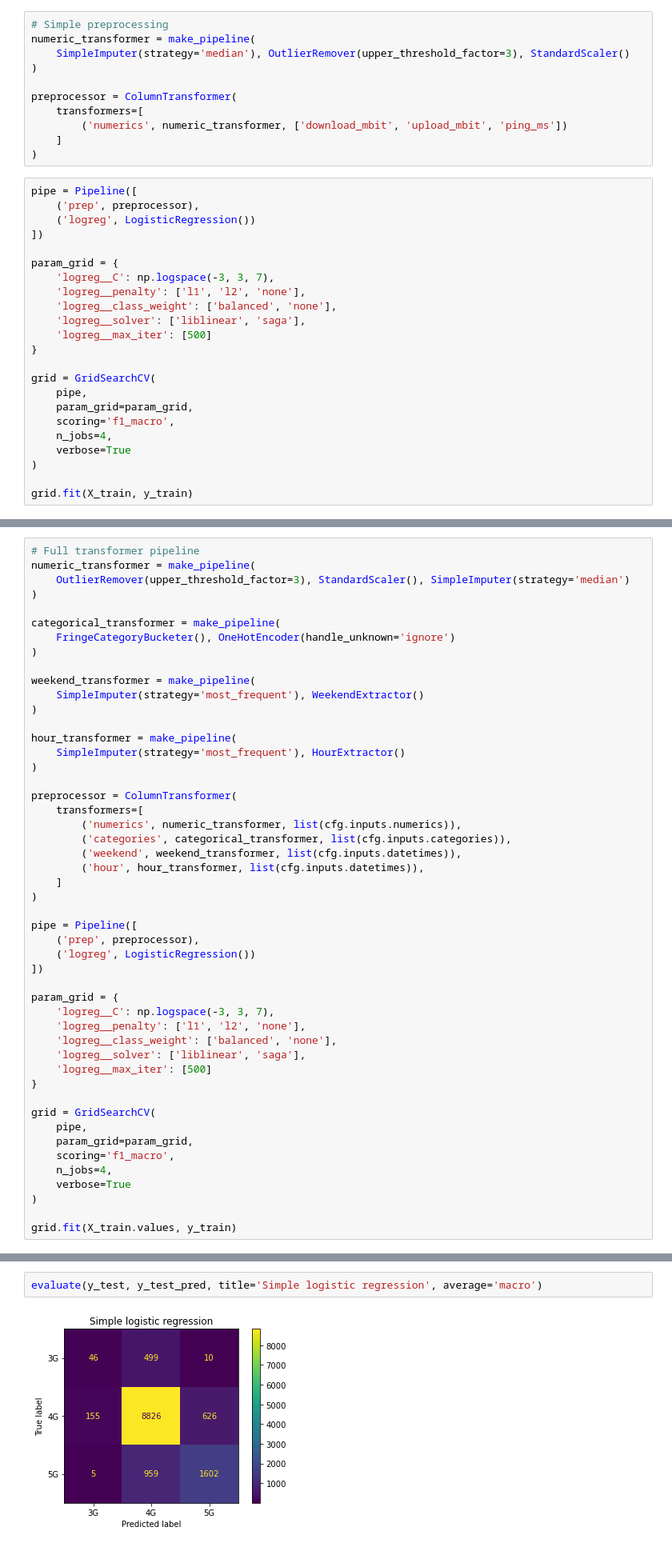
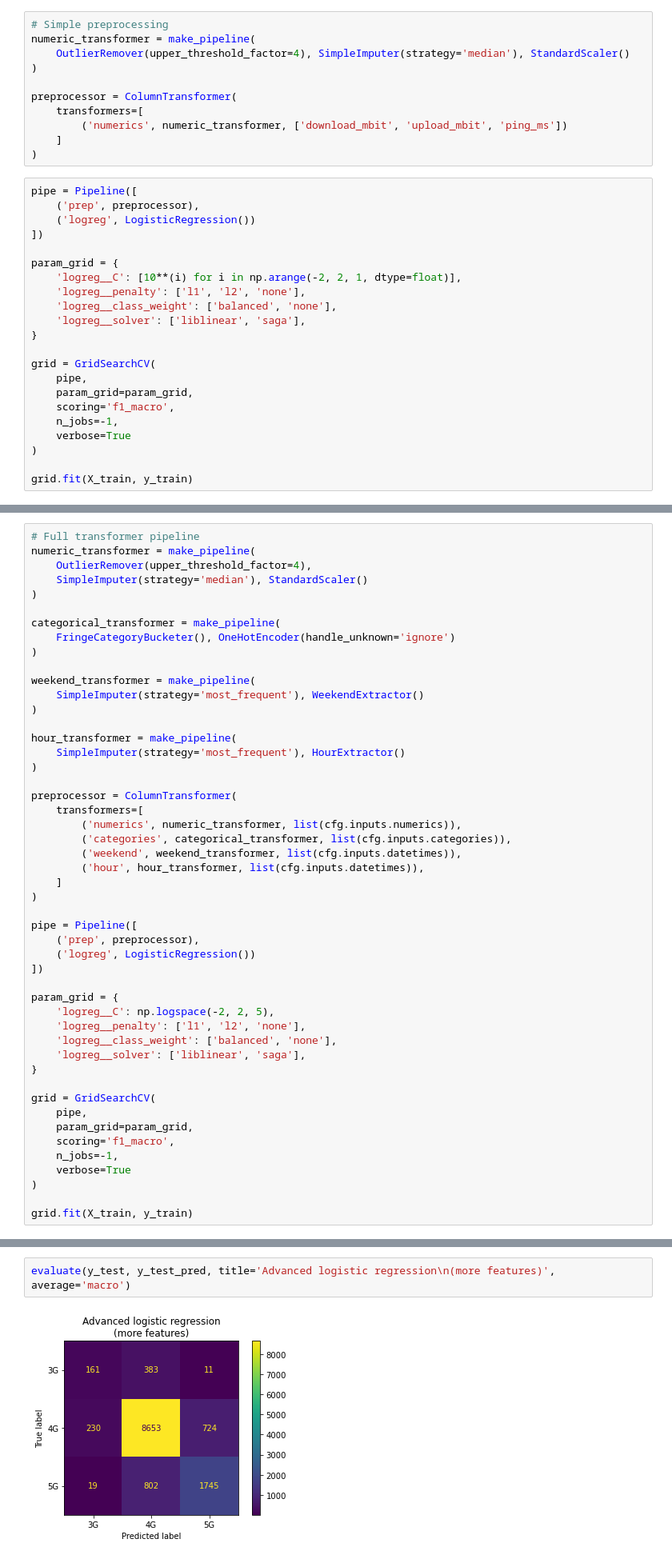
Before and after one commit to heckert/speedtest-classification, a Jupyter notebook: notebooks/04-training.ipynb, the cells around one changed output, grey strips where cells are left out. Shown at 80% size. Saved outputs shown, nothing was run; the diff lists cells and outputs as text.

Commit message:
trained simple and advanced logistic regression

```diff
--- a/notebooks/04-training.ipynb
+++ b/notebooks/04-training.ipynb
@@ -44,7 +40,7 @@ len(y_test)
 # %%
 # Simple preprocessing
 numeric_transformer = make_pipeline(
-    SimpleImputer(strategy='median'), OutlierRemover(upper_threshold_factor=3), StandardScaler()
+    OutlierRemover(upper_threshold_factor=4), SimpleImputer(strategy='median'), StandardScaler()
 )
 
 preprocessor = ColumnTransformer(
@@ -59,18 +55,17 @@ pipe = Pipeline([
 ])
 
 param_grid = {
-    'logreg__C': np.logspace(-3, 3, 7),
+    'logreg__C': [10**(i) for i in np.arange(-2, 2, 1, dtype=float)],
     'logreg__penalty': ['l1', 'l2', 'none'],
     'logreg__class_weight': ['balanced', 'none'],
     'logreg__solver': ['liblinear', 'saga'],
-    'logreg__max_iter': [500]
 }
 
 grid = GridSearchCV(
     pipe,
     param_grid=param_grid,
     scoring='f1_macro',
-    n_jobs=4,
+    n_jobs=-1,
     verbose=True
 )
 
@@ -145,7 +138,8 @@ AVG F1: 0.558 (macro)
 # %%
 # Full transformer pipeline
 numeric_transformer = make_pipeline(
-    OutlierRemover(upper_threshold_factor=3), StandardScaler(), SimpleImputer(strategy='median')
+    OutlierRemover(upper_threshold_factor=4),
+    SimpleImputer(strategy='median'), StandardScaler()
 )
 
 categorical_transformer = make_pipeline(
@@ -175,20 +169,19 @@ pipe = Pipeline([
 ])
 
 param_grid = {
-    'logreg__C': np.logspace(-3, 3, 7),
+    'logreg__C': np.logspace(-2, 2, 5),
     'logreg__penalty': ['l1', 'l2', 'none'],
     'logreg__class_weight': ['balanced', 'none'],
     'logreg__solver': ['liblinear', 'saga'],
-    'logreg__max_iter': [500]
 }
 
 grid = GridSearchCV(
     pipe,
     param_grid=param_grid,
     scoring='f1_macro',
-    n_jobs=4,
+    n_jobs=-1,
     verbose=True
 )
 
-grid.fit(X_train.values, y_train)
+grid.fit(X_train, y_train)
 # %% [output]
@@ -203,8 +230,8 @@ grid.best_params_
 # %%
 y_test_pred = grid.best_estimator_.predict(X_test)
 # %%
-evaluate(y_test, y_test_pred, title='Simple logistic regression', average='macro')
+evaluate(y_test, y_test_pred, title='Advanced logistic regression\n(more features)', average='macro')
 # %% [output]
-[figure, old version]
+[figure, new version]
               precision    recall  f1-score   support
 
```
Also changed, not shown: parts of 9 cells of this notebook, 3 other files.
